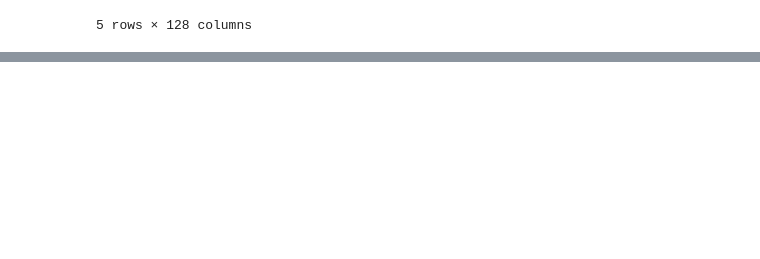
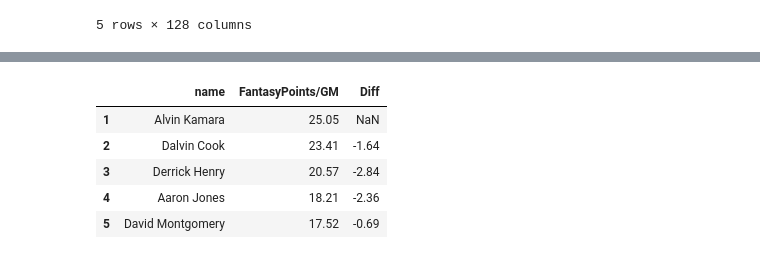
Before and after one commit to raiavincent/Fantasy-Football-Analysis, a Jupyter notebook: Value Drafting.ipynb, the cells around one changed output, grey strips where cells are left out. Cells and saved outputs as stored; diff of their text form; code cells hidden in the pictures; blank space fills up the shorter version.

```diff
--- a/Value Drafting.ipynb
+++ b/Value Drafting.ipynb
@@ -120,0 +128,20 @@ rb_df.head()
+# %%
+def pdf_columns(df):
+    df = df[['name','FantasyPoints/GM','Diff']]
+    df = df.reset_index()
+    df = df.drop(['index'],axis=1)
+    df.index = df.index + 1
+    return df
+# %%
+rb_df_pdf = pdf_columns(rb_df)
+wr_df_pdf = pdf_columns(wr_df)
+qb_df_pdf = pdf_columns(qb_df)
+te_df_pdf = pdf_columns(te_df)
+rb_df_pdf.head()
+# %% [output]
+|  | name | FantasyPoints/GM | Diff |
+| 1 | Alvin Kamara | 25.05 | NaN |
+| 2 | Dalvin Cook | 23.41 | -1.64 |
+| 3 | Derrick Henry | 20.57 | -2.84 |
+| 4 | Aaron Jones | 18.21 | -2.36 |
+| 5 | David Montgomery | 17.52 | -0.69 |
```
Also changed, not shown: parts of 18 cells of this notebook, 2 other files.
